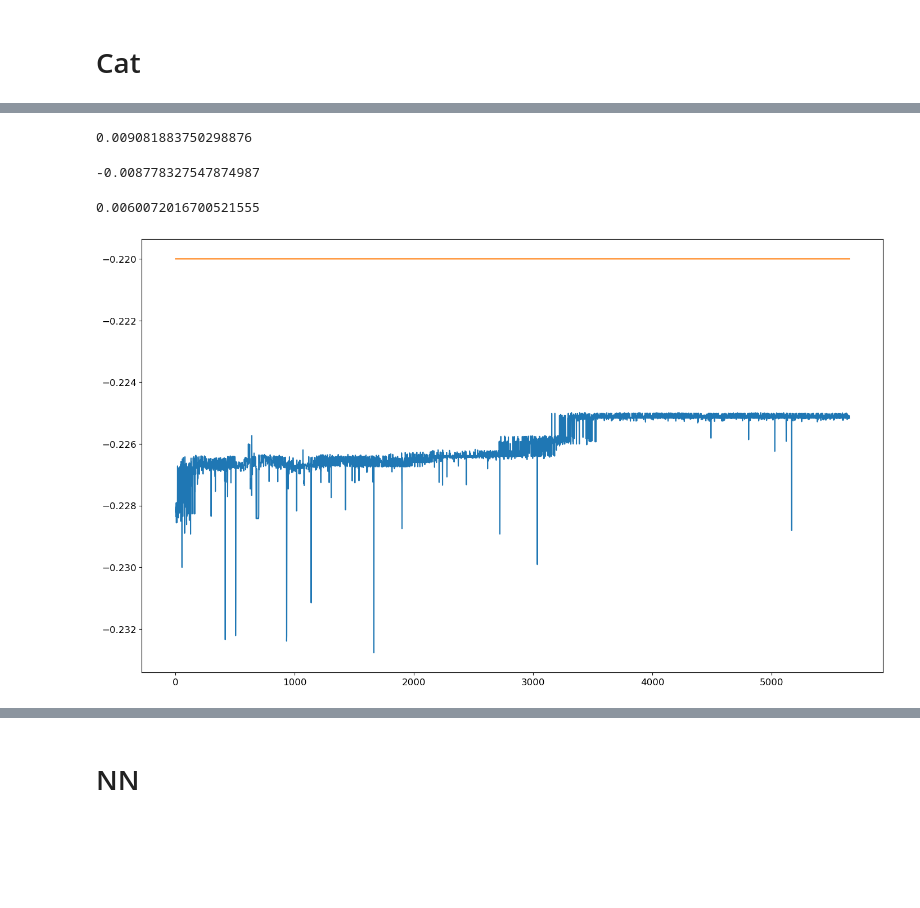
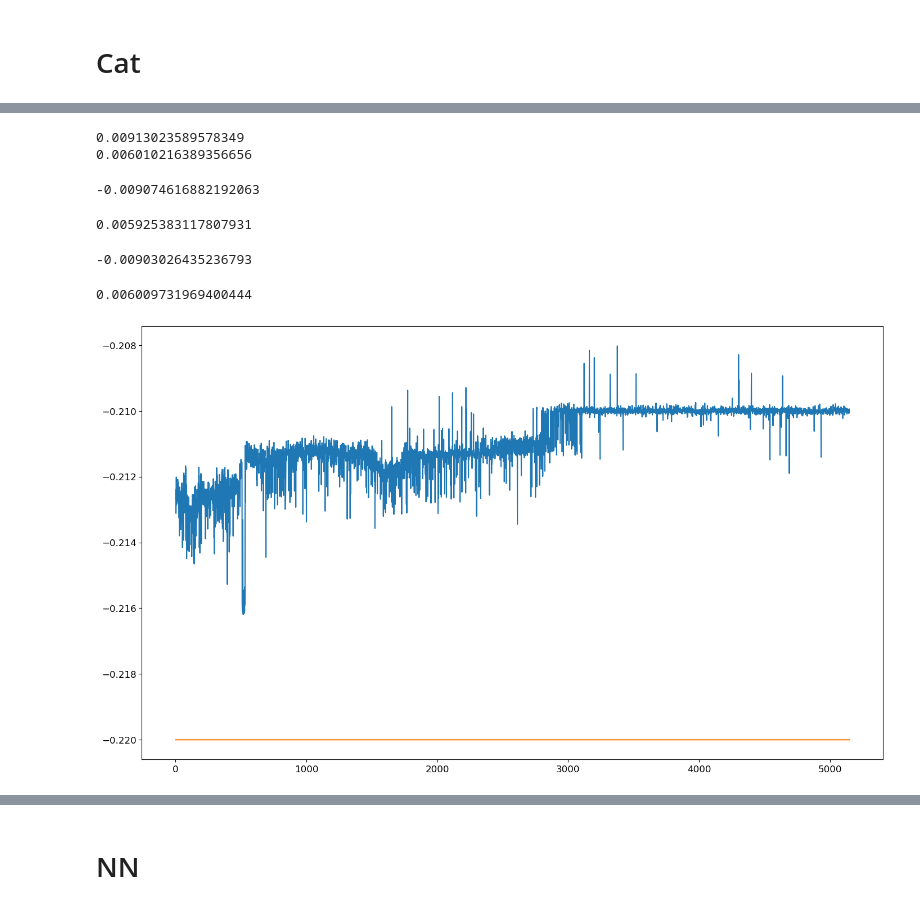
Before and after one commit to SergeyDolin/inclinometer-main, a Jupyter notebook: nn.ipynb, the cells around one changed output, grey strips where cells are left out. Drawn from its saved outputs; the diff is of its cells as text; code cells hidden in the pictures; blank space fills up the shorter version.

```diff
--- a/nn.ipynb
+++ b/nn.ipynb
@@ -251,11 +246,17 @@ test = test.loc[(test['watch_indicator'] != 'False') &
                 (test['watch_indicator'] != 'None')]
 test = test.drop(columns=['time', 'watch_indicator', 'nivel_t', 'nivel_x'])
 # %%
+train.dropna(inplace=True)
+test.dropna(inplace=True)
 train = train.reset_index(drop=True)
 test = test.reset_index(drop=True)
+
+
+train['center_bubbles_px'] = train['center_bubbles_px'].loc[(train['center_bubbles_px'] > -5) & (train['center_bubbles_px'] < 10)]
+test['center_bubbles_px'] = test['center_bubbles_px'].loc[(test['center_bubbles_px'] > -5) & (test['center_bubbles_px'] < 10)]
 for i in train.columns:
     # if i not in [CFG.TARGET, 'temperature']:
     if i not in [CFG.TARGET, 'temperature', 'air_temp']:
-        train[i] = train[i].interpolate()
-        test[i] = test[i].interpolate()
+        train[i] = train[i].interpolate(method='nearest', limit_direction='forward')
+        test[i] = test[i].interpolate(method='nearest', limit_direction='forward')
 # %%
@@ -271,13 +272,13 @@ def agg_features(df, suffix=''):
 # %%
-train = train.join(agg_features(train), how='left')
-test = test.join(agg_features(test), how='left')
+# train = train.join(agg_features(train), how='left')
+# test = test.join(agg_features(test), how='left')
 # %%
-STEP = 0
+# STEP = 35
 
-for i in train.columns:
-    # if i not in [CFG.TARGET, 'temperature']:
-    if i not in [CFG.TARGET, 'temperature', 'air_temp']:
-        train[i] = train[i].rolling(STEP).median()
-        train[i] = train[i][STEP:]
-        test[i] = test[i].rolling(STEP).median()
-        test[i] = test[i][STEP:]
+# for i in train.columns:
+#     # if i not in [CFG.TARGET, 'temperature']:
+#     if i not in [CFG.TARGET, 'temperature', 'air_temp']:
+#         train[i] = train[i].rolling(STEP).median()
+#         train[i] = train[i][STEP:]
+#         test[i] = test[i].rolling(STEP).median()
+#         test[i] = test[i][STEP:]
@@ -426,12 +422,12 @@ for fold, (train_idx, valid_idx) in enumerate(skf.split(train, train[CFG.TARGET]
 
     model = CatBoostRegressor(
         loss_function='RMSE',
-        learning_rate=0.00677562884862651,
+        learning_rate=0.0017344564246880687,
         iterations=10000,
-        depth=2,
-        l2_leaf_reg=0.825262324782087,
-        random_strength=0.26791001231485695,
-        bagging_temperature=0.4147109663959374,
+        depth=3,
+        l2_leaf_reg=0.38068831261593655,
+        random_strength=0.3709014445578922,
+        bagging_temperature=0.9667394672600653,
         bootstrap_type='Bayesian',
         task_type='GPU',
         random_seed=CFG.RANDOM_STATE,
@@ -515,9 +540,18 @@ pd.DataFrame(pred_l).plot(figsize=(17,10),legend=False,fontsize=12);test[CFG.TAR
 # %%
 r = model.predict(test[train.columns])
 # %%
-np.sqrt(mean_squared_error(test[CFG.TARGET], r))
+print(np.sqrt(mean_squared_error(test[CFG.TARGET], r)))
+print(np.sqrt(mean_squared_error(test[CFG.TARGET], r+C0)))
 # %% [output]
-0.009081883750298876
+0.00913023589578349
+0.006010216389356656
+# %%
+dif = test[CFG.TARGET] - (r)
+print(dif.mean())
+(test[CFG.TARGET] - (r+C0)).mean()
+# %% [output]
+-0.009074616882192063
+0.005925383117807931
 # %%
 C0 = -0.015
 # %%
@@ -525,15 +559,15 @@ C0 = (test[CFG.TARGET] - r).mean()
 # %%
 C0
 # %% [output]
--0.008778327547874987
+-0.00903026435236793
 # %%
-np.sqrt(mean_squared_error(test[CFG.TARGET], r))
+np.sqrt(mean_squared_error(test[CFG.TARGET], r+C0))
 # %% [output]
-0.0060072016700521555
+0.006009731969400444
 # %%
-pd.DataFrame(r+C0).plot(figsize=(17,10),legend=False,fontsize=12);test[CFG.TARGET].plot();
+pd.DataFrame(r).plot(figsize=(17,10),legend=False,fontsize=12);test[CFG.TARGET].plot();
 # %% [output]
-[figure, old version]
+[figure, new version]
 # %%
 test['temperature'].plot(legend=True,figsize=(17,10));test['air_temp'].plot(legend=True)
 # %% [output]
```
Also changed, not shown: parts of 30 cells of this notebook, 2 other files.
